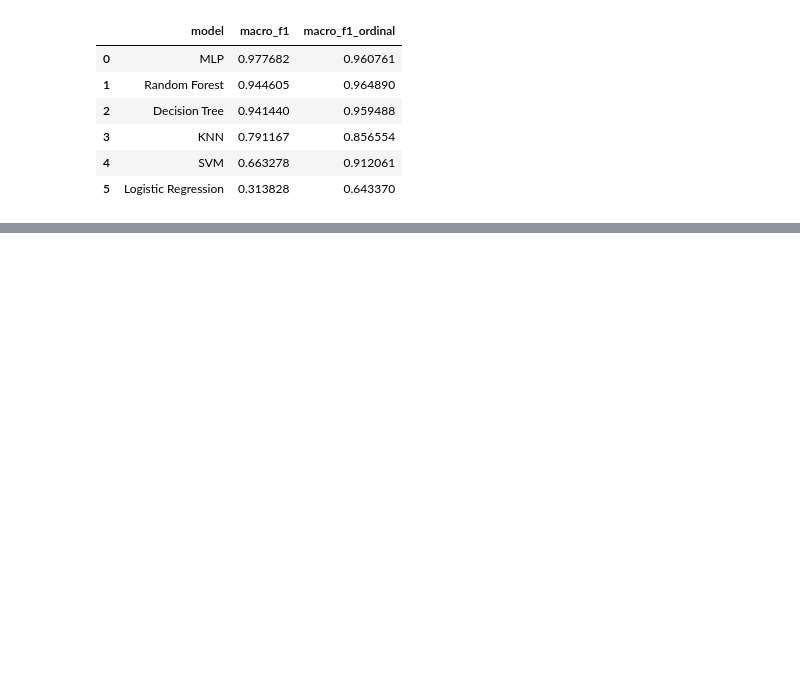
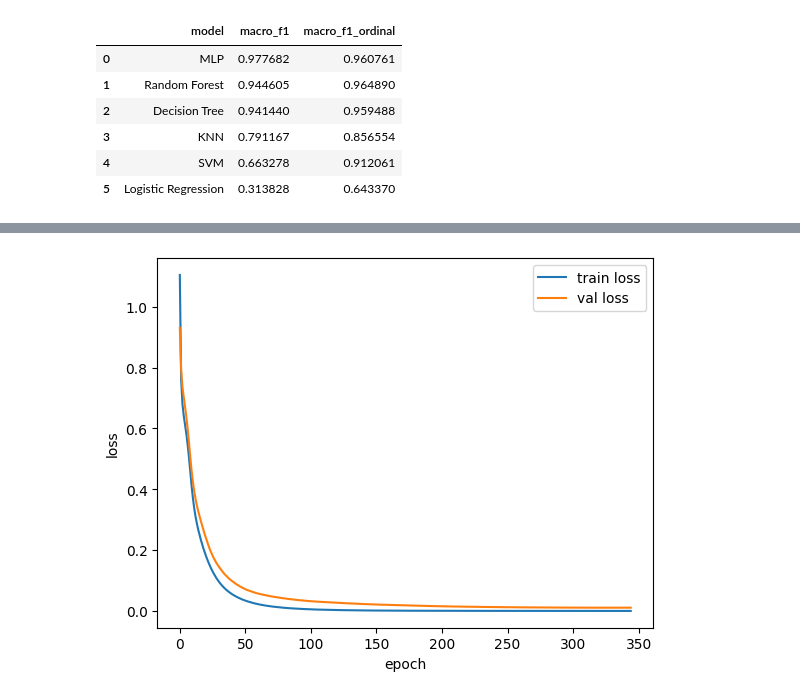
Before and after one commit to HONGSAHUN/AI-Class, a Jupyter notebook: Week08_1026/car_classification_1026.ipynb, the cells around one changed output, grey strips where cells are left out. Cells and saved outputs as stored; diff of their text form; code cells hidden in the pictures; blank space fills up the shorter version.

```diff
--- a/Week08_1026/car_classification_1026.ipynb
+++ b/Week08_1026/car_classification_1026.ipynb
@@ -255,0 +301,22 @@ result_df.merge(compare_df, on='model')[['model', 'macro_f1', 'macro_f1_ordinal'
+# %%
+import tensorflow as tf
+tf.random.set_seed(0)
+
+dl_model = tf.keras.Sequential([
+    tf.keras.Input(shape=(X_train.shape[1],)),
+    tf.keras.layers.Dense(64, activation='relu'),
+    tf.keras.layers.Dense(32, activation='relu'),
+    tf.keras.layers.Dense(4, activation='softmax')
+])
+dl_model.compile(optimizer='adam', loss='sparse_categorical_crossentropy', metrics=['accuracy'])
+dl_model.summary()
+
+es = tf.keras.callbacks.EarlyStopping(monitor='val_loss', patience=20, restore_best_weights=True)
+history = dl_model.fit(X_train, y_train, epochs=500, batch_size=32,
+                       validation_split=0.2, callbacks=[es], verbose=0)
+print("학습한 epoch 수:", len(history.history['loss']))
+
+dl_pred = np.argmax(dl_model.predict(X_test, verbose=0), axis=1)
+print("Accuracy:", round(accuracy_score(y_test, dl_pred), 4),
+      " Macro F1:", round(f1_score(y_test, dl_pred, average='macro'), 4))
+print(confusion_matrix(y_test, dl_pred))
@@ -255,0 +343,7 @@ result_df.merge(compare_df, on='model')[['model', 'macro_f1', 'macro_f1_ordinal'
+# %%
+plt.plot(history.history['loss'], label='train loss')
+plt.plot(history.history['val_loss'], label='val loss')
+plt.xlabel('epoch'); plt.ylabel('loss'); plt.legend()
+plt.show()
+# %% [output]
+[figure, added]
```
Also changed, not shown: parts of 10 cells of this notebook.
